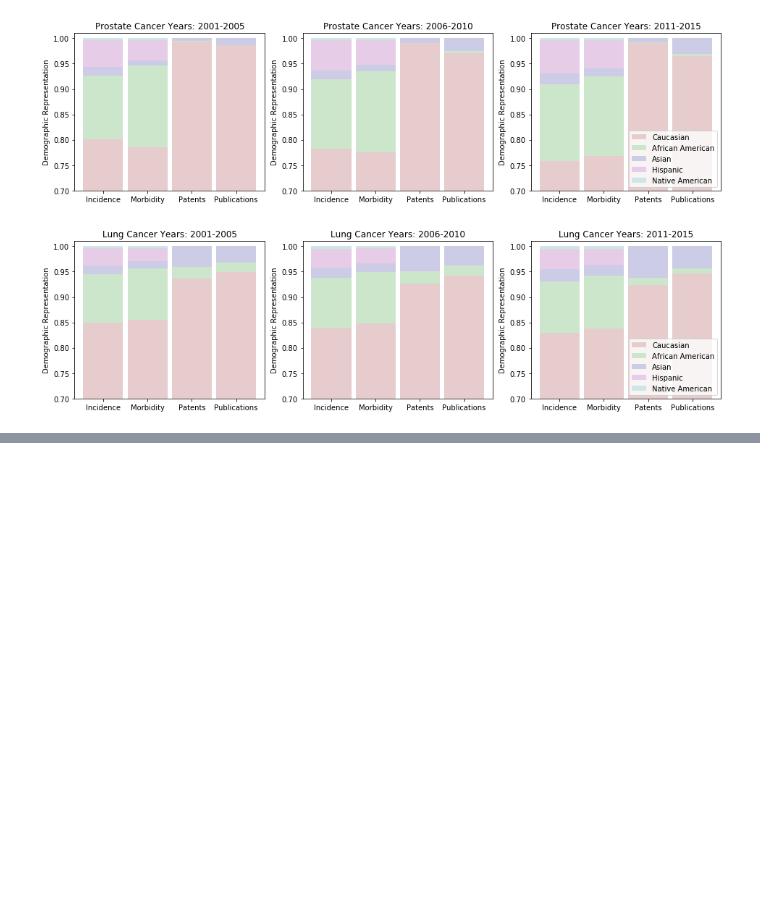
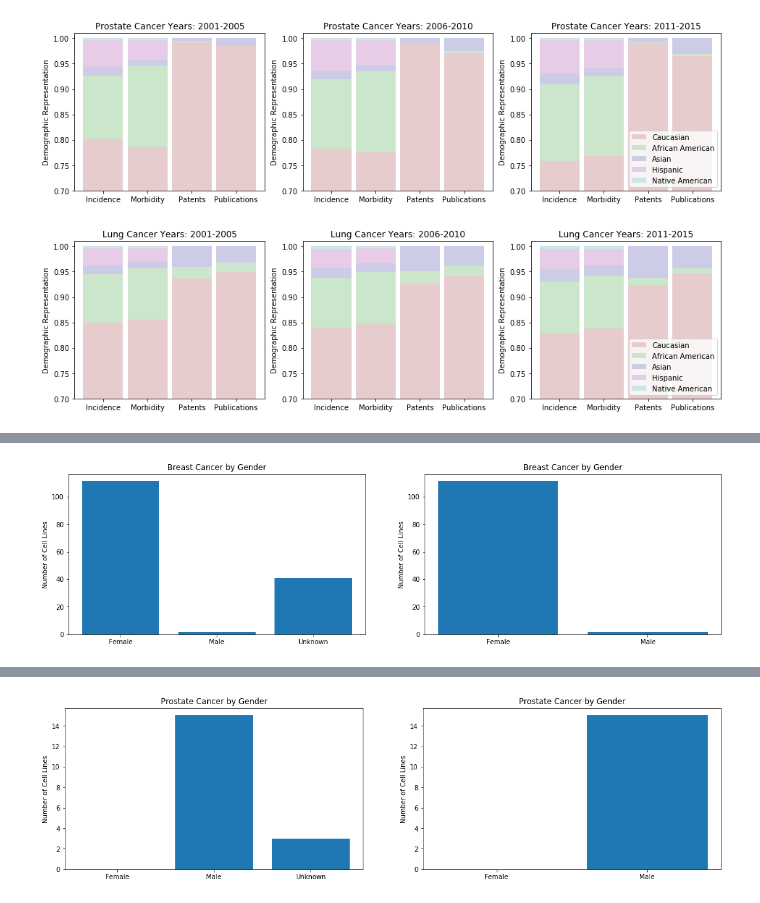
Before and after one commit to jesnyder/CellLines, a Jupyter notebook: Analysis/Analysis.ipynb, the cells around one changed output, grey strips where cells are left out. Cells and saved outputs as stored; diff of their text form; code cells hidden in the pictures; blank space fills up the shorter version.

```diff
--- a/Analysis/Analysis.ipynb
+++ b/Analysis/Analysis.ipynb
@@ -570,3 +570,81 @@ compare_cdc_to_articles('4',"Lung Cancer")
 [figure]
 [figure]
 [figure]
+# %%
+def parse_data_count_gender(source_filename, cancer_type, unknown_included):
+
+    filename = os.path.join("Data", source_filename)
+
+    # Define variables
+    data = []; female = []; male = []; unknown =[];
+    year_female = []; year_male = []; year_unknown =[];
+    count_female = 0; count_male = 0; count_unknown=0; count_all = 0;
+
+    f = open(filename,'r')
+    for line in f: data.append(line)
+    f.close()
+
+    for i in range(len(data)):
+        x1,x2,x3,x4,x5,x6,x7 = data[i].split(",")
+
+        if x4 == '0':
+            if cancer_type == "all":
+                x1 = cancer_type
+
+            if x1 == cancer_type:
+
+                if unknown_included == 'yes':
+                    if x2 == '3':
+                        count_unknown = count_unknown + 1
+                        count_all = count_all+1
+
+                if x2 == '1':
+                    count_female = count_female + 1
+                    count_all = count_all+1
+
+                if x2 == '2':
+                    count_male = count_male + 1
+                    count_all = count_all+1
+
+
+    total = [count_female, count_male, count_unknown]
+    total_percentages = [count_female/count_all, count_male/count_all, count_unknown/count_all ]
+
+    print(" ")
+    print("Female Counts = ", count_female, '   ', round(count_female/count_all,2))
+    print("Male Counts = ", count_male, '   ', round(count_male/count_all,2))
+    print("Unknown Counts = ", count_unknown, '   ', round(count_unknown/count_all,2))
+    print("Total = ", count_all,'(without unknowns:', count_all-count_unknown, ')')
+
+    return(total, total_percentages)
+
+def parse_cell_line_counts_genders(source_filename, cancer_type, year_min, year_max, title):
+
+    gender_list = ["Female","Male","Unknown"]
+
+    fig = plt.figure(2, figsize=(18, 10));
+
+    plot_number = 221; ax = fig.add_subplot(plot_number);
+    total, total_percentages = parse_data_count_gender(source_filename, cancer_type, 'yes')
+    plt.bar(gender_list,total)
+    plt.title(title)
+    plt.ylabel('Number of Cell Lines');
+    # plt.legend(gender_list,loc='lower right')
+
+    plot_number = 222; ax = fig.add_subplot(plot_number);
+    total, total_percentages = parse_data_count_gender(source_filename, cancer_type, 'no')
+
+    plt.bar(gender_list[0:2],total[0:2])
+    plt.title(title)
+    plt.ylabel('Number of Cell Lines');
+    # plt.legend(gender_list[0:2],loc='lower right')
+
+    saved_filename = os.path.join("Figures", title +'.jpg')
+    plt.savefig(saved_filename, bbox_inches='tight')
+    plt.show()
+
+
+parse_cell_line_counts_genders("v01_CellLineSum_withoutLabels.csv", '2', 2001, 2018, 'Breast Cancer by Gender')
+parse_cell_line_counts_genders("v01_CellLineSum_withoutLabels.csv", '3', 2001, 2018, 'Prostate Cancer by Gender')
+parse_cell_line_counts_genders("v01_CellLineSum_withoutLabels.csv", '4', 2001, 2018, 'Lung Cancer by Gender')
+# %% [output]
@@ -572,0 +660 @@ compare_cdc_to_articles('4',"Lung Cancer")
+[figure, added]
@@ -572,0 +670 @@ compare_cdc_to_articles('4',"Lung Cancer")
+[figure, added]
```
Also changed, not shown: parts of 3 cells of this notebook, 7 other files.
